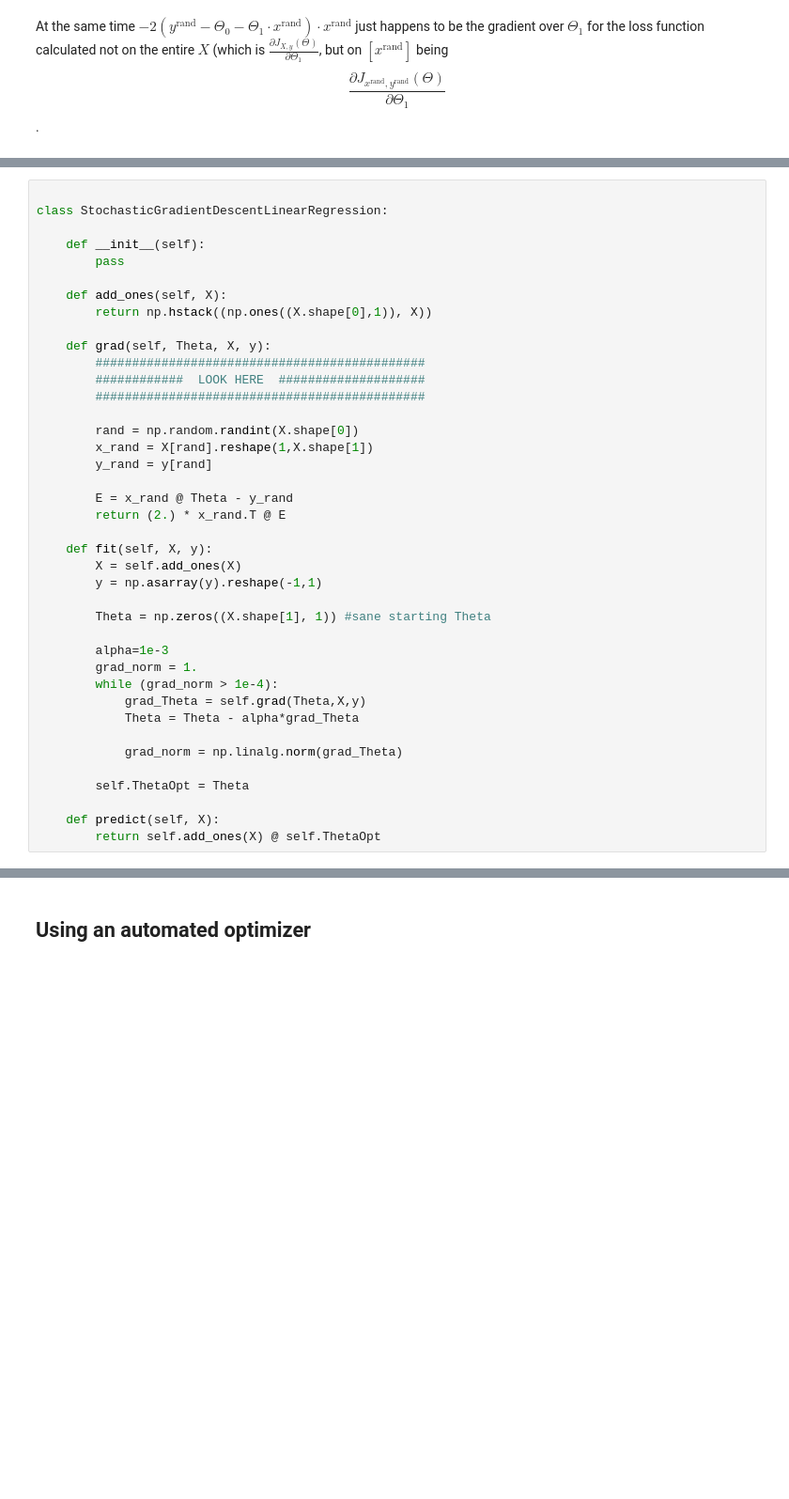
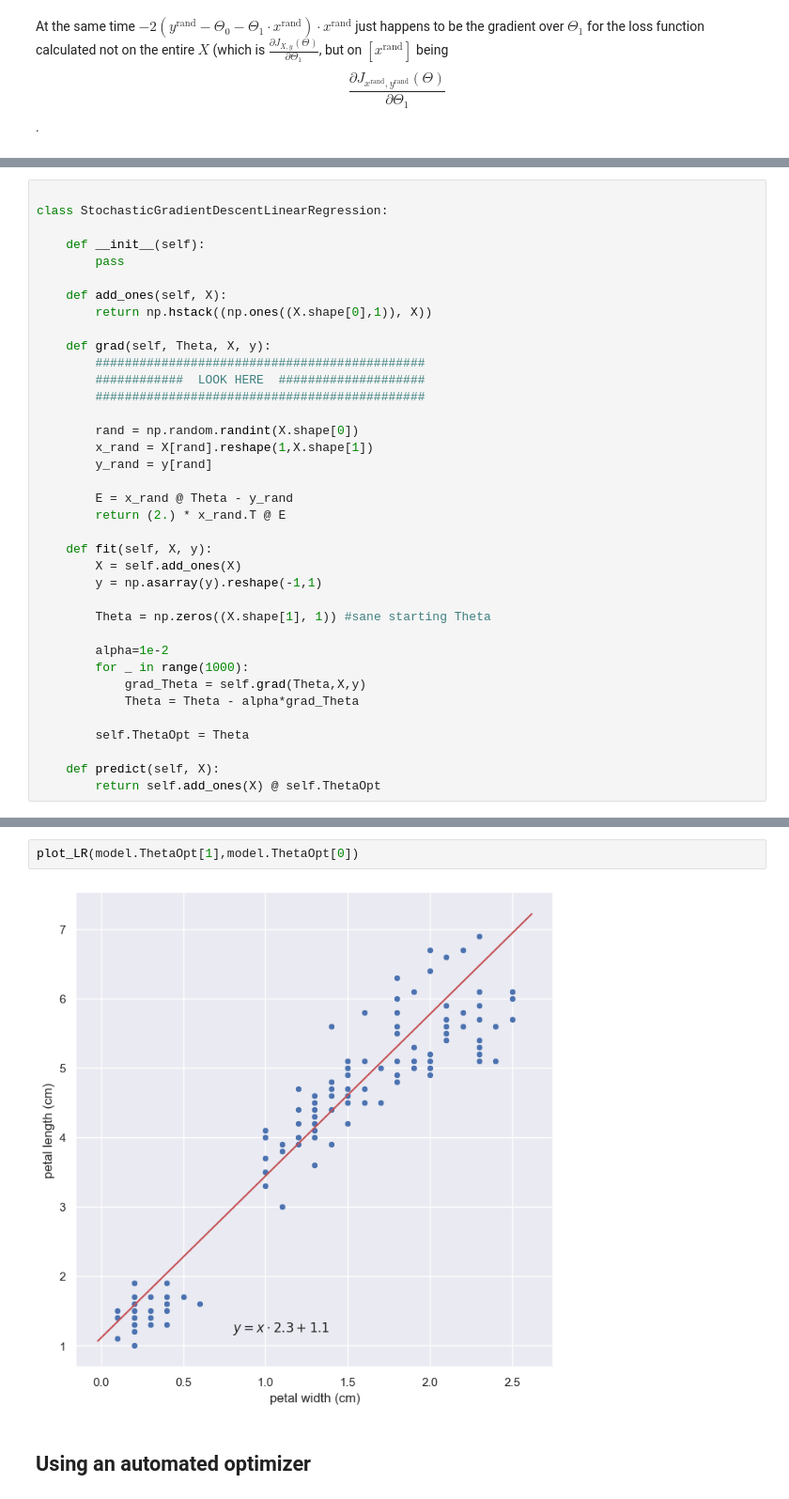
Before and after one commit to marekpiotradamczyk/ml_uwr_22, a Jupyter notebook: Assignments/Assignment8.ipynb, the cells around one changed output, grey strips where cells are left out. Shown: that part at 94% size. Saved outputs shown, nothing was run; the diff lists cells and outputs as text; blank space fills up the shorter version.

```diff
--- a/Assignments/Assignment8.ipynb
+++ b/Assignments/Assignment8.ipynb
@@ -185,13 +185,10 @@ class StochasticGradientDescentLinearRegression:
 
         Theta = np.zeros((X.shape[1], 1)) #sane starting Theta
 
-        alpha=1e-3
-        grad_norm = 1.
-        while (grad_norm > 1e-4):
+        alpha=1e-2
+        for _ in range(1000):
             grad_Theta = self.grad(Theta,X,y)
             Theta = Theta - alpha*grad_Theta
-
-            grad_norm = np.linalg.norm(grad_Theta)
 
         self.ThetaOpt = Theta
 
@@ -225,3 +209,7 @@ _ = plt.text(0.8, 1.2, f"$y = x \cdot {float(model.ThetaOpt[1]):0.2} + {float(mo
+# %%
+plot_LR(model.ThetaOpt[1],model.ThetaOpt[0])
+# %% [output]
+[figure, added]
 # %% [markdown]
 ## Using an automated optimizer
 # %% [markdown]
```
Also changed, not shown: parts of 60 cells of this notebook.
